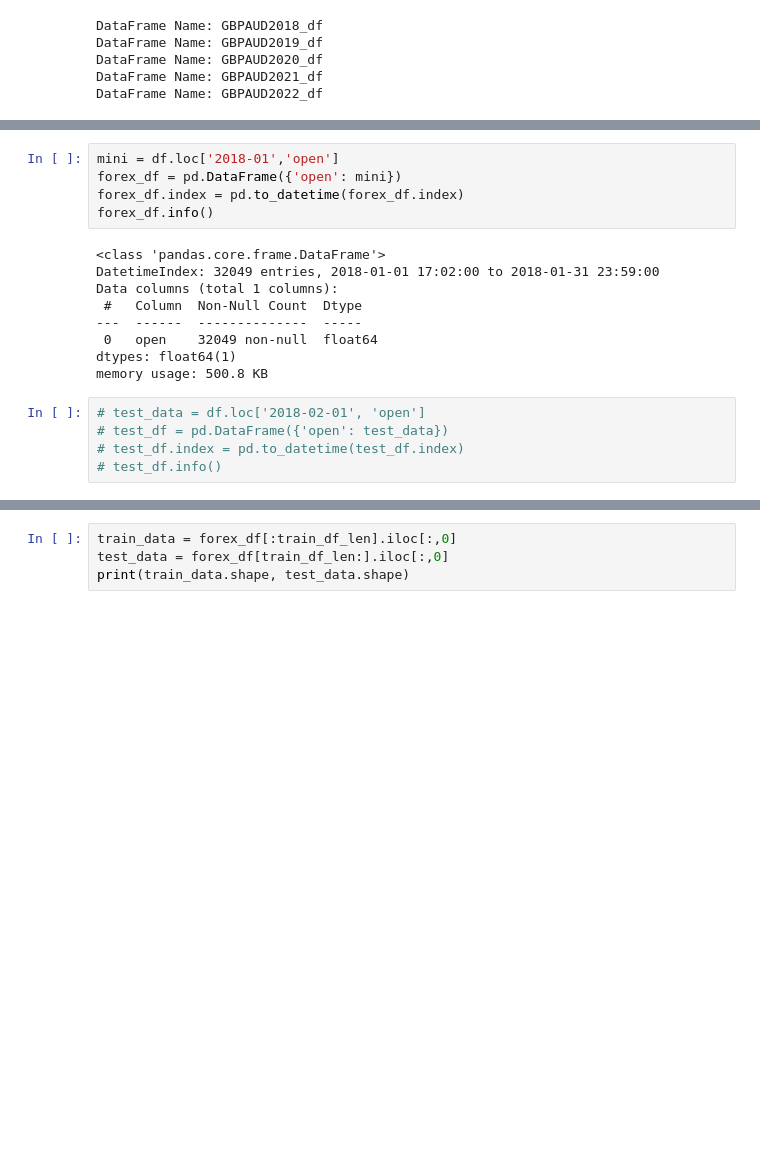
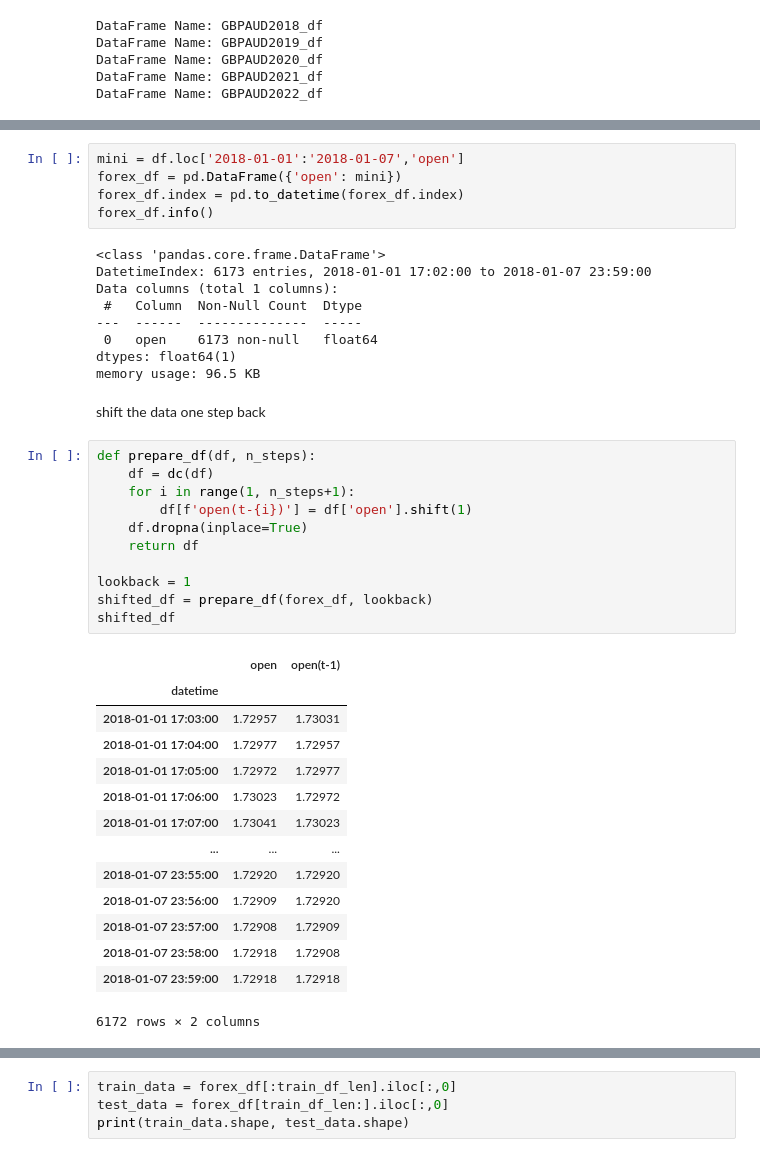
Before and after one commit to Gardenialover/S4-Project, a Jupyter notebook: notebooks/S4_Project.ipynb, the cells around one changed output, grey strips where cells are left out. Drawn from its saved outputs; the diff is of its cells as text; blank space fills up the shorter version.

```diff
--- a/notebooks/S4_Project.ipynb
+++ b/notebooks/S4_Project.ipynb
@@ -94,19 +104,42 @@ Extract one day data for trial run
 # %%
-mini = df.loc['2018-01','open']
+mini = df.loc['2018-01-01':'2018-01-07','open']
 forex_df = pd.DataFrame({'open': mini})
 forex_df.index = pd.to_datetime(forex_df.index)
 forex_df.info()
 # %% [output]
 <class 'pandas.core.frame.DataFrame'>
-DatetimeIndex: 32049 entries, 2018-01-01 17:02:00 to 2018-01-31 23:59:00
+DatetimeIndex: 6173 entries, 2018-01-01 17:02:00 to 2018-01-07 23:59:00
 Data columns (total 1 columns):
  #   Column  Non-Null Count  Dtype
 ---  ------  --------------  -----
- 0   open    32049 non-null  float64
+ 0   open    6173 non-null   float64
 dtypes: float64(1)
-memory usage: 500.8 KB
+memory usage: 96.5 KB
-# %%
-# test_data = df.loc['2018-02-01', 'open']
-# test_df = pd.DataFrame({'open': test_data})
-# test_df.index = pd.to_datetime(test_df.index)
-# test_df.info()
+# %% [markdown]
+shift the data one step back
+# %%
+def prepare_df(df, n_steps):
+    df = dc(df)
+    for i in range(1, n_steps+1):
+        df[f'open(t-{i})'] = df['open'].shift(1)
+    df.dropna(inplace=True)
+    return df
+
+lookback = 1
+shifted_df = prepare_df(forex_df, lookback)
+shifted_df
+# %% [output]
+|  | open | open(t-1) |
+| datetime |  |  |
+| 2018-01-01 17:03:00 | 1.72957 | 1.73031 |
+| 2018-01-01 17:04:00 | 1.72977 | 1.72957 |
+| 2018-01-01 17:05:00 | 1.72972 | 1.72977 |
+| 2018-01-01 17:06:00 | 1.73023 | 1.72972 |
+| 2018-01-01 17:07:00 | 1.73041 | 1.73023 |
+| ... | ... | ... |
+| 2018-01-07 23:55:00 | 1.72920 | 1.72920 |
+| 2018-01-07 23:56:00 | 1.72909 | 1.72920 |
+| 2018-01-07 23:57:00 | 1.72908 | 1.72909 |
+| 2018-01-07 23:58:00 | 1.72918 | 1.72908 |
+| 2018-01-07 23:59:00 | 1.72918 | 1.72918 |
+6172 rows × 2 columns
```
Also changed, not shown: parts of 9 cells of this notebook.
